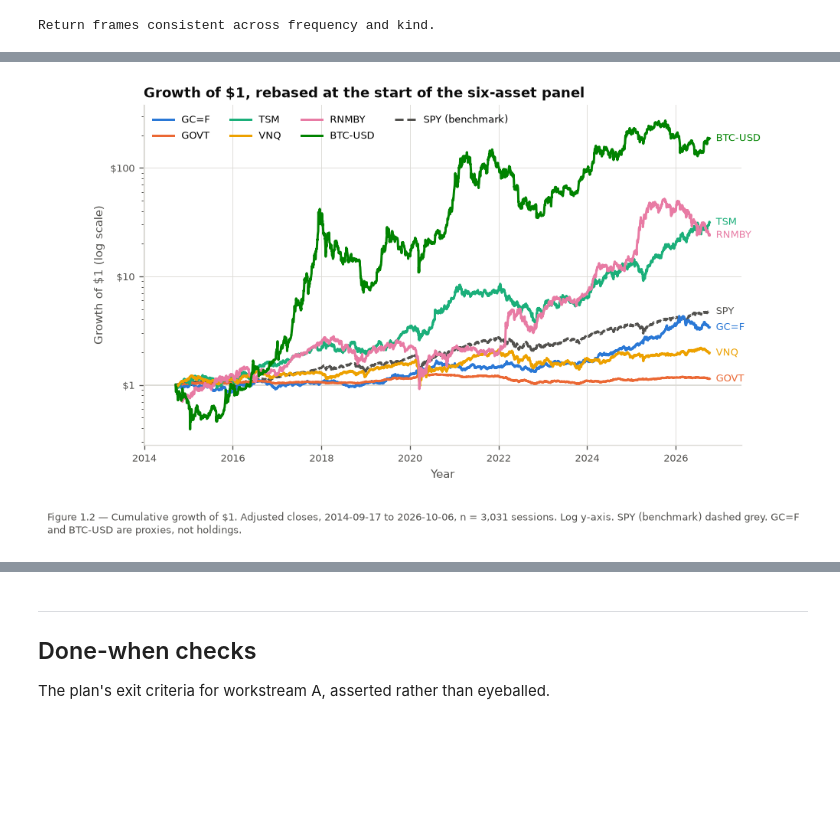
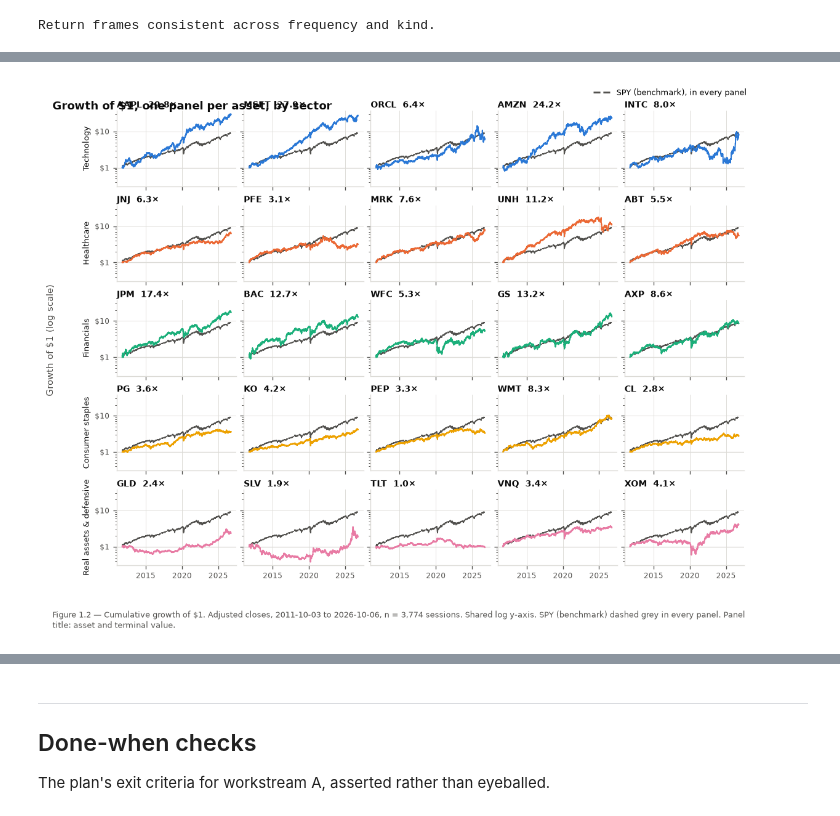
Before and after one commit to christianvanbellen/nova-ims-portfolio-management, a Jupyter notebook: notebooks/01_investment_universe.ipynb, the cells around one changed output, grey strips where cells are left out. Cells and saved outputs as stored; diff of their text form; code cells hidden in the pictures; blank space fills up the shorter version.

Commit message:
update asset selection and apply it in workstream A

```diff
--- a/notebooks/01_investment_universe.ipynb
+++ b/notebooks/01_investment_universe.ipynb
@@ -478,16 +711,17 @@ competitor.
 # %%
-fig, ax = plt.subplots(figsize=(8.4, 4.8))
-ax, wealth = viz.growth_of_one(panel.prices, cfg.ASSET_ORDER, ax=ax)
-ax.set_title("Growth of $1, rebased at the start of the six-asset panel")
+fig, wealth = viz.growth_small_multiples(panel.prices, cfg.SECTOR_ASSETS)
+fig.suptitle("Growth of $1, one panel per asset, by sector", x=0.0, ha="left",
+             fontsize=11, fontweight="bold", color=cfg.INK_PRIMARY)
 viz.caption(
-    ax,
+    fig.axes[0],
     f"Figure 1.2 — Cumulative growth of $1. Adjusted closes, "
     f"{wealth.index[0].date()} to {wealth.index[-1].date()}, n = {len(wealth):,} sessions. "
-    "Log y-axis. SPY (benchmark) dashed grey. GC=F and BTC-USD are proxies, not holdings.",
+    f"Shared log y-axis. {cfg.PERFORMANCE_BENCHMARK} (benchmark) dashed grey in every panel. "
+    "Panel title: asset and terminal value.",
 )
 plt.show()
 # %% [output]
-[figure, old version]
+[figure, new version]
 # %%
 terminal = wealth.iloc[-1].rename("Growth of $1").to_frame()
 years = (wealth.index[-1] - wealth.index[0]).days / 365.25
```
Also changed, not shown: parts of 42 cells of this notebook, 7 other files.
